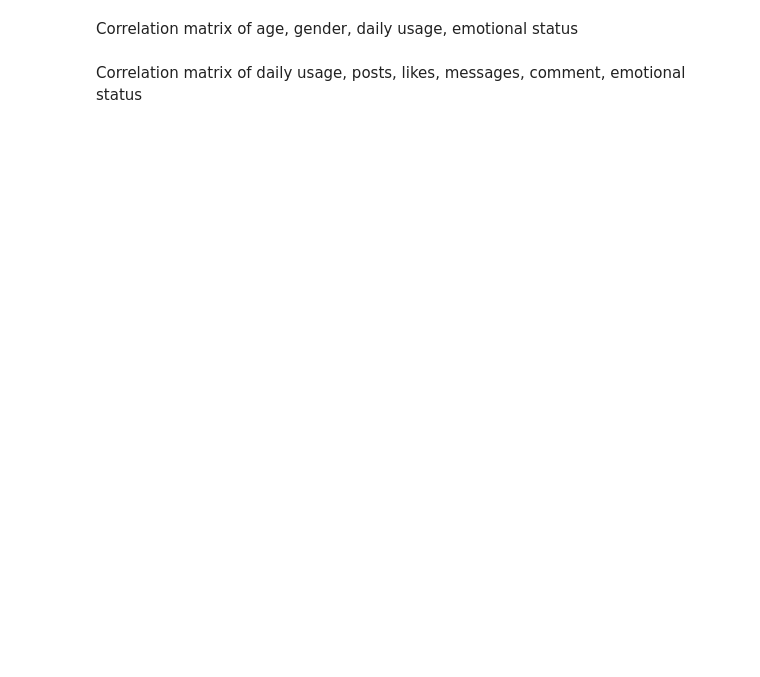
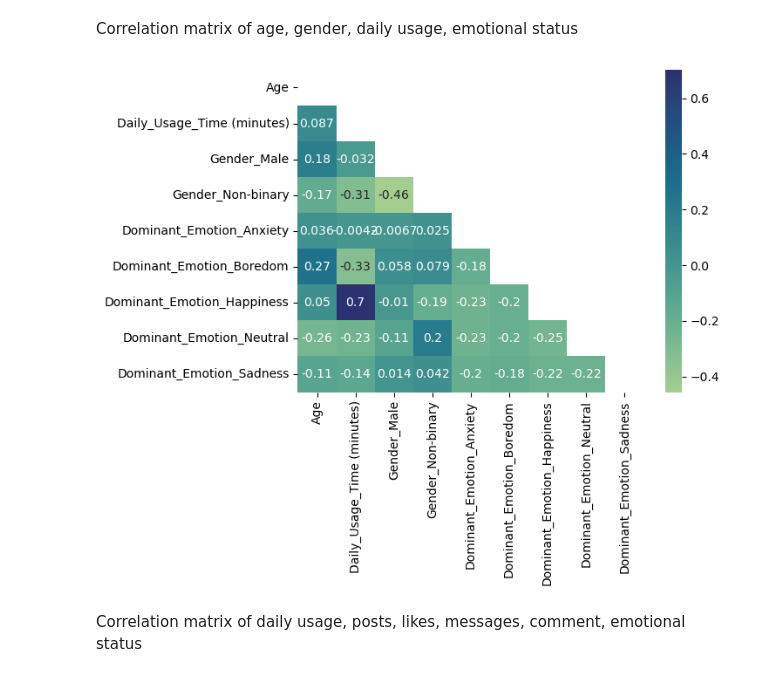
Before and after one commit to Austin-Heard/social-media-emotional-effects, a Jupyter notebook: notebooks/data_template.ipynb, the cells around one changed output. Drawn from its saved outputs; the diff is of its cells as text; code cells hidden in the pictures; blank space fills up the shorter version.

```diff
--- a/notebooks/data_template.ipynb
+++ b/notebooks/data_template.ipynb
@@ -328,4 +373,18 @@ Emotional Status regardless of gender, dependant on age
 # %% [markdown]
 Correlation matrix of age, gender, daily usage, emotional status
+# %%
+# Set df to desired columns for corr
+corr_matrix1_columns = ["Age", "Gender", "Daily_Usage_Time (minutes)", "Dominant_Emotion"]
+corr_matrix1 = socialmedia_db[corr_matrix1_columns]
+
+# Change categorial variables into a workable format
+corr_matrix1 = pd.get_dummies(corr_matrix1, columns=["Gender", "Dominant_Emotion"], drop_first=True)
+corr_matrix1 = corr_matrix1.corr()
+
+# Create matrix, and mask the upper half of the chart
+mask = np.triu(corr_matrix1)
+sns.heatmap(corr_matrix1, annot=True, cmap='crest', mask=mask);
+# %% [output]
+[figure, added]
 # %% [markdown]
 Correlation matrix of daily usage, posts, likes, messages, comment, emotional status
```
Also changed, not shown: parts of 9 cells of this notebook, 3 other files.
